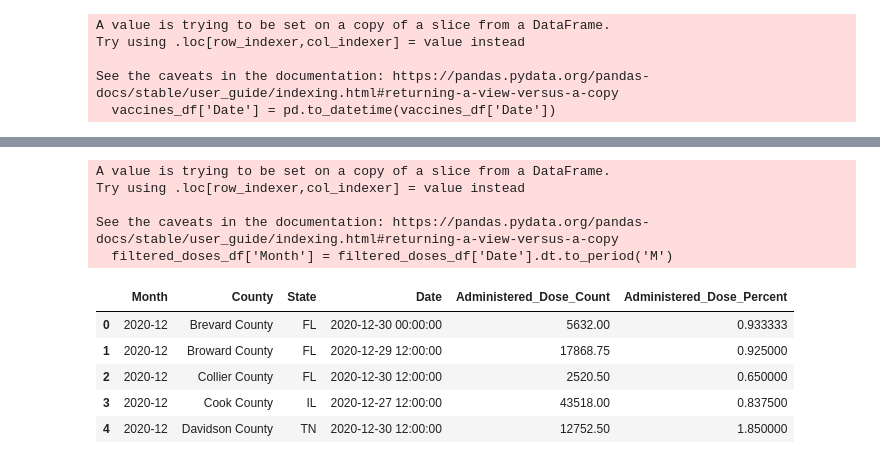
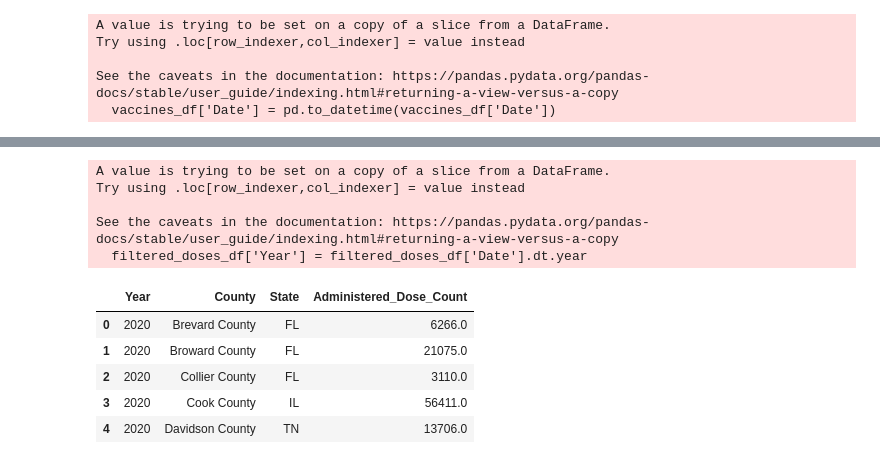
Before and after one commit to alanisrperez/infection-susceptibility, a Jupyter notebook: Alanis Files/Data/DataCleaning_AP.ipynb, the cells around one changed output, grey strips where cells are left out. Cells and saved outputs as stored; diff of their text form; code cells hidden in the pictures.

Commit message:
Updated vaccine data

```diff
--- a/Alanis Files/Data/DataCleaning_AP.ipynb
+++ b/Alanis Files/Data/DataCleaning_AP.ipynb
@@ -26,6 +26,6 @@ vaccines.head()
 5 rows × 80 columns
 # %%
 # Select relevant columns
-vaccines_df = vaccines[['Date', 'Recip_County', 'Recip_State', 'Administered_Dose1_Recip', 'Administered_Dose1_Pop_Pct']]
+vaccines_df = vaccines[['Date', 'Recip_County', 'Recip_State', 'Administered_Dose1_Recip']]
 vaccines_df.head()
 # %% [output]
@@ -40,8 +40,7 @@ vaccines_df.head()
 vaccines_df.rename(columns={
     'Recip_County': 'County',
     'Recip_State': 'State',
-    'Administered_Dose1_Recip': 'Administered_Dose_Count',
-    'Administered_Dose1_Pop_Pct': 'Administered_Dose_Percent'
+    'Administered_Dose1_Recip': 'Administered_Dose_Count'
     }, inplace=True)
 vaccines_df.head()
 # %% [output]
@@ -91,4 +89,3 @@ max               8.444862e+06               1.000000e+02
 # %%
 # Filter for non-zeroes
-filtered_doses_df = vaccines_df[(vaccines_df['Administered_Dose_Count'] > 0) |
-                                    (vaccines_df['Administered_Dose_Percent'] > 0)]
+filtered_doses_df = vaccines_df[(vaccines_df['Administered_Dose_Count'] > 0)]
@@ -95,24 +101,25 @@ filtered_doses_df = vaccines_df[(vaccines_df['Administered_Dose_Count'] > 0) |
 # %%
 # Create a new column for the month
-filtered_doses_df['Month'] = filtered_doses_df['Date'].dt.to_period('M')
+filtered_doses_df['Year'] = filtered_doses_df['Date'].dt.year
 
-# Group by Month, Recip_County, and Recip_State, then calculate the average
-monthly_avg = filtered_doses_df.groupby(['Month', 'County', 'State']).mean().reset_index()
+# Group by Month, Recip_County, and Recip_State, then calculate the total count of vaccinated recipients
+# monthly_avg = filtered_doses_df.groupby(['Month', 'County', 'State']).max().reset_index()
+yearly_max = filtered_doses_df.groupby(['Year', 'County', 'State'])['Administered_Dose_Count'].max().reset_index()
 # %% [output]
 A value is trying to be set on a copy of a slice from a DataFrame.
 Try using .loc[row_indexer,col_indexer] = value instead
 
 See the caveats in the documentation: https://pandas.pydata.org/pandas-docs/stable/user_guide/indexing.html#returning-a-view-versus-a-copy
-  filtered_doses_df['Month'] = filtered_doses_df['Date'].dt.to_period('M')
+  filtered_doses_df['Year'] = filtered_doses_df['Date'].dt.year
 # %%
 # View data frame
-monthly_avg.head()
+yearly_max.head()
 # %% [output]
-|  | Month | County | State | Date | Administered_Dose_Count | Administered_Dose_Percent |
-| 0 | 2020-12 | Brevard County | FL | 2020-12-30 00:00:00 | 5632.00 | 0.933333 |
-| 1 | 2020-12 | Broward County | FL | 2020-12-29 12:00:00 | 17868.75 | 0.925000 |
-| 2 | 2020-12 | Collier County | FL | 2020-12-30 12:00:00 | 2520.50 | 0.650000 |
-| 3 | 2020-12 | Cook County | IL | 2020-12-27 12:00:00 | 43518.00 | 0.837500 |
-| 4 | 2020-12 | Davidson County | TN | 2020-12-30 12:00:00 | 12752.50 | 1.850000 |
+|  | Year | County | State | Administered_Dose_Count |
+| 0 | 2020 | Brevard County | FL | 6266.0 |
+| 1 | 2020 | Broward County | FL | 21075.0 |
+| 2 | 2020 | Collier County | FL | 3110.0 |
+| 3 | 2020 | Cook County | IL | 56411.0 |
+| 4 | 2020 | Davidson County | TN | 13706.0 |
 # %%
 # Assuming df is your DataFrame
```
Also changed, not shown: parts of 7 cells of this notebook, 1 other file.
